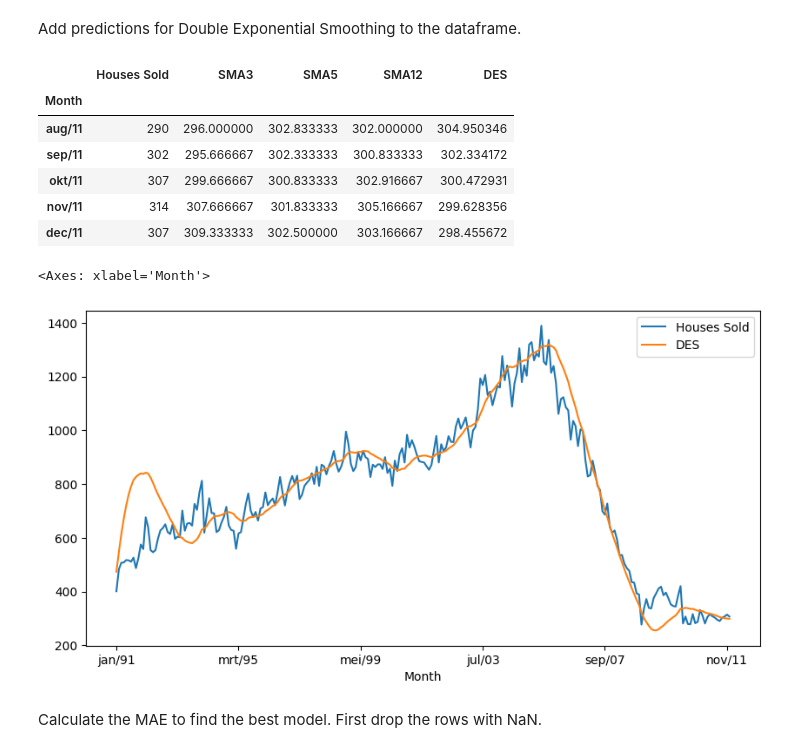
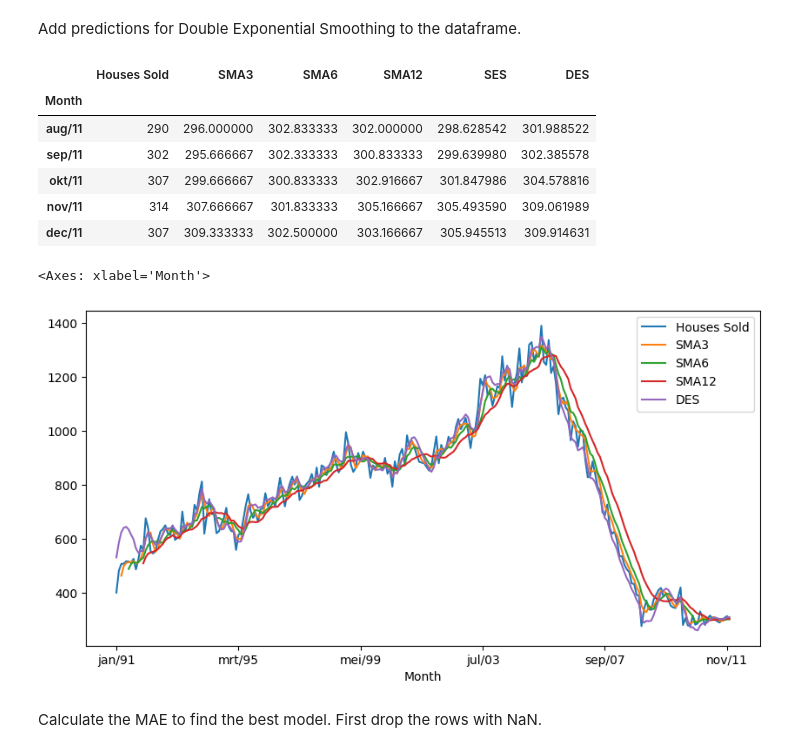
Before and after one commit to nealjoos/dsai-labs, a Jupyter notebook: 7-time-series/lab-7.01-house-sales.ipynb, the cells around one changed output. Cells and saved outputs as stored; diff of their text form; code cells hidden in the pictures.

```diff
--- a/7-time-series/lab-7.01-house-sales.ipynb
+++ b/7-time-series/lab-7.01-house-sales.ipynb
@@ -66,7 +58,7 @@ data.plot(y="Houses Sold")
 Add predictions for Simple Moving Average with span of 3, 6 and 12 months to the dataframe.
 # %%
 data["SMA3"] = data["Houses Sold"].rolling(3).mean()
-data["SMA5"] = data["Houses Sold"].rolling(6).mean()
+data["SMA6"] = data["Houses Sold"].rolling(6).mean()
 data["SMA12"] = data["Houses Sold"].rolling(12).mean()
 data
 # %% [output]
@@ -93,0 +81,8 @@ data.plot(y=["Houses Sold", "SMA3", "SMA5", "SMA12"], figsize=[10, 5])
+# %%
+from statsmodels.tsa.holtwinters import SimpleExpSmoothing
+
+# Train the model
+data_ses = SimpleExpSmoothing(data["Houses Sold"]).fit(smoothing_level=0.3)
+data["SES"] = data_ses.level
+
+data.plot(y=["Houses Sold", "SMA3", "SMA6", "SMA12", "SES"], figsize=[10, 5])
@@ -96,22 +94,22 @@ Add predictions for Double Exponential Smoothing to the dataframe.
 # %%
 from statsmodels.tsa.api import Holt
 
-data_des = Holt(data["Houses Sold"]).fit(smoothing_level=0.1, smoothing_trend=0.2)
+data_des = Holt(data["Houses Sold"]).fit(smoothing_level=0.3, smoothing_trend=0.3)
 
-data["DES"] = data_des.level
+data["DES"] = data_des.level + 1 * data_des.trend
 data.tail()
 # %% [output]
-|  | Houses Sold | SMA3 | SMA5 | SMA12 | DES |
-| Month |  |  |  |  |  |
-| aug/11 | 290 | 296.000000 | 302.833333 | 302.000000 | 304.950346 |
-| sep/11 | 302 | 295.666667 | 302.333333 | 300.833333 | 302.334172 |
-| okt/11 | 307 | 299.666667 | 300.833333 | 302.916667 | 300.472931 |
-| nov/11 | 314 | 307.666667 | 301.833333 | 305.166667 | 299.628356 |
-| dec/11 | 307 | 309.333333 | 302.500000 | 303.166667 | 298.455672 |
+|  | Houses Sold | SMA3 | SMA6 | SMA12 | SES | DES |
+| Month |  |  |  |  |  |  |
+| aug/11 | 290 | 296.000000 | 302.833333 | 302.000000 | 298.628542 | 301.988522 |
+| sep/11 | 302 | 295.666667 | 302.333333 | 300.833333 | 299.639980 | 302.385578 |
+| okt/11 | 307 | 299.666667 | 300.833333 | 302.916667 | 301.847986 | 304.578816 |
+| nov/11 | 314 | 307.666667 | 301.833333 | 305.166667 | 305.493590 | 309.061989 |
+| dec/11 | 307 | 309.333333 | 302.500000 | 303.166667 | 305.945513 | 309.914631 |
 # %%
-data.plot(y=["Houses Sold", "DES"], figsize=[10, 5])
+data.plot(y=["Houses Sold", "SMA3", "SMA6", "SMA12", "DES"], figsize=[10, 5])
 # %% [output]
 <Axes: xlabel='Month'>
-[figure, old version]
+[figure, new version]
 # %% [markdown]
 Calculate the MAE to find the best model. First drop the rows with NaN.
```
Also changed, not shown: parts of 7 cells of this notebook, 13 other files.
